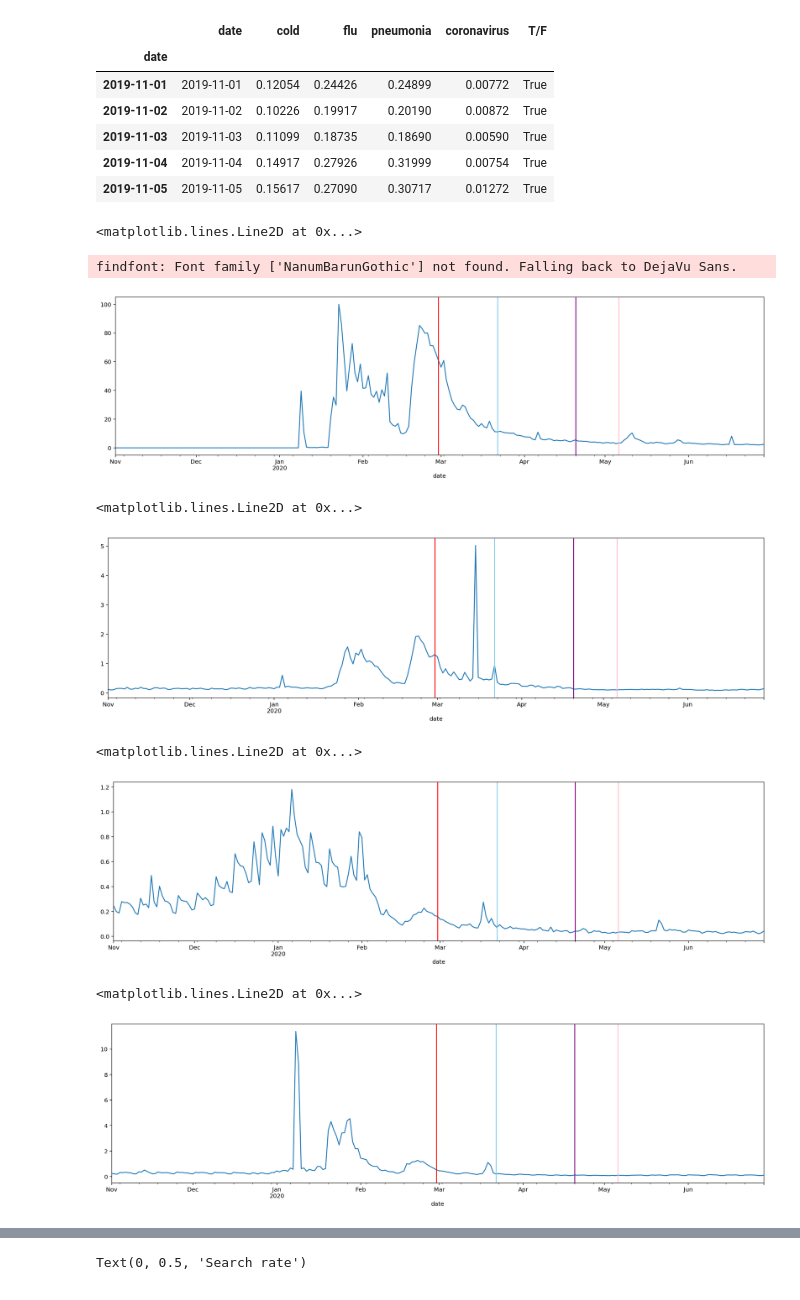
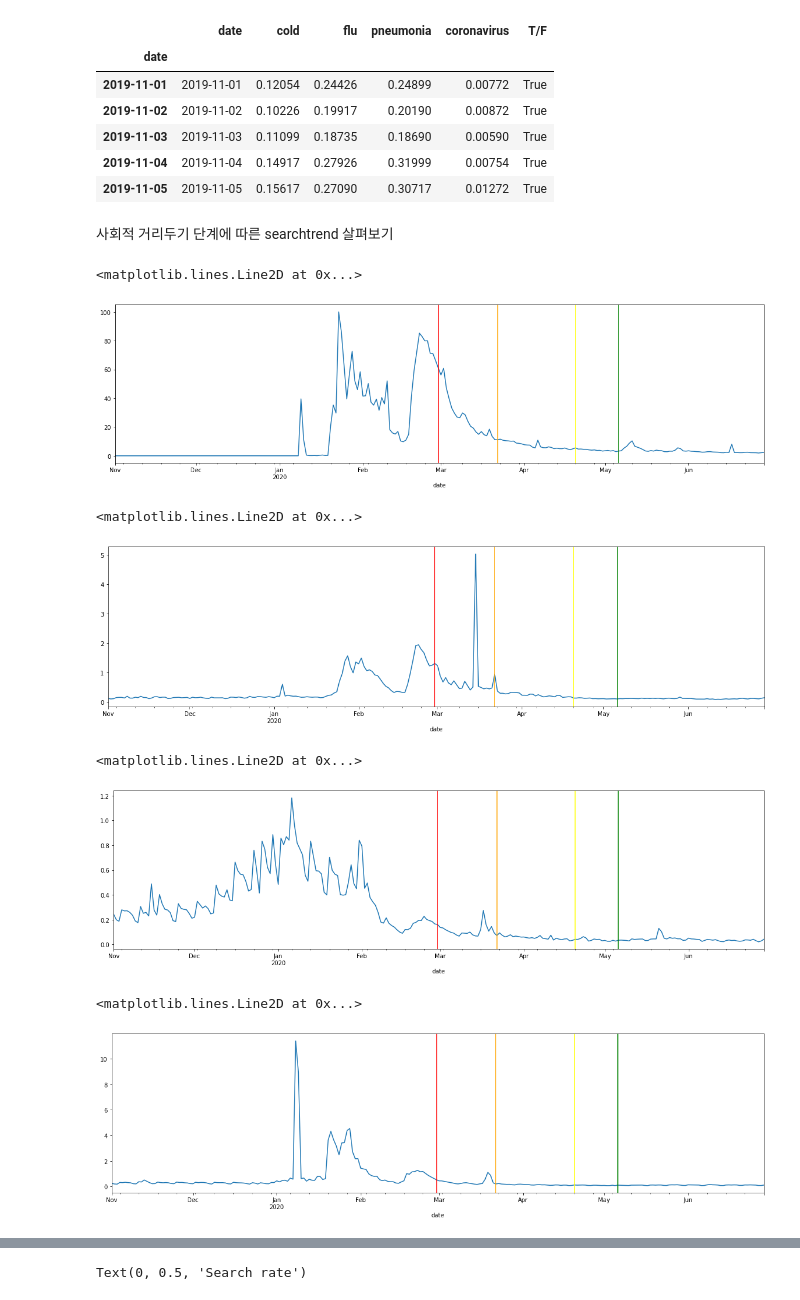
Before and after one commit to Pyeonseohee/Deeplearning, a Jupyter notebook: Datascience_Post_Covid19_3.ipynb, the cells around one changed output, grey strips where cells are left out. Saved outputs shown, nothing was run; the diff lists cells and outputs as text; code cells hidden in the pictures.

```diff
--- a/Datascience_Post_Covid19_3.ipynb
+++ b/Datascience_Post_Covid19_3.ipynb
@@ -1,18 +1,2 @@
 # %% [markdown]
 <a href="https://colab.research.google.com/github/Pyeonseohee/Deeplearning/blob/main/Datascience_Post_Covid19_3.ipynb" target="_parent"><img src="https://colab.research.google.com/assets/colab-badge.svg" alt="Open In Colab"/></a>
-# %%
-import pandas as pd
-from pandas import Series, DataFrame
-import datetime
-import matplotlib.pyplot as plt
-import matplotlib.font_manager as fm
-import matplotlib as mpl
-
-#한글
-!aqt -qq -y install fonts-nanum
-
-fontpath = '/usr/share/fonts/truetype/nanum/NanumBarunGothic.ttf'
-font = fm.FontProperties(fname = fontpath, size = 7)
-mpl.font_manager._rebuild()
-%config InlineBackend.figure_format = 'retina'
-plt.rc('font', family = 'NanumBarunGothic')
@@ -106,46 +141,41 @@ trend.head()
 | 2019-11-03 | 2019-11-03 | 0.11099 | 0.18735 | 0.18690 | 0.00590 | True |
 | 2019-11-04 | 2019-11-04 | 0.14917 | 0.27926 | 0.31999 | 0.00754 | True |
 | 2019-11-05 | 2019-11-05 | 0.15617 | 0.27090 | 0.30717 | 0.01272 | True |
+# %% [markdown]
+사회적 거리두기 단계에 따른 searchtrend 살펴보기
 # %%
 trend['coronavirus'].plot(figsize=(20,5))
 plt.axvline(x='2020-02-29', ymin=0.0, ymax=1.0, color='red')
-plt.axvline(x='2020-03-22', ymin=0.0, ymax=1.0, color='skyblue')
-plt.axvline(x='2020-04-20', ymin=0.0, ymax=1.0, color='purple')
-plt.axvline(x='2020-05-06', ymin=0.0, ymax=1.0, color='pink')
-#      [30, 'Korea', 'Social', 'Social Distancing Campaign', 'Strong',
-#      '2020-03-22', '2020-04-19'],
-#      [31, 'Korea', 'Social', 'Social Distancing Campaign', 'Weak',
-#      '2020-04-20', '2020-05-05'],
-#      [32, 'Korea', 'Social', 'Social Distancing Campaign', 'Weak(1st)',
-#      '2020-05-06', nan]
+plt.axvline(x='2020-03-22', ymin=0.0, ymax=1.0, color='orange')
+plt.axvline(x='2020-04-20', ymin=0.0, ymax=1.0, color='yellow')
+plt.axvline(x='2020-05-06', ymin=0.0, ymax=1.0, color='green')
 # %% [output]
 <matplotlib.lines.Line2D at 0x...>
-findfont: Font family ['NanumBarunGothic'] not found. Falling back to DejaVu Sans.
-[figure, old version]
+[figure, new version]
 # %%
 trend['cold'].plot(figsize=(20,5))
 plt.axvline(x='2020-02-29', ymin=0.0, ymax=1.0, color='red')
-plt.axvline(x='2020-03-22', ymin=0.0, ymax=1.0, color='skyblue')
-plt.axvline(x='2020-04-20', ymin=0.0, ymax=1.0, color='purple')
-plt.axvline(x='2020-05-06', ymin=0.0, ymax=1.0, color='pink')
+plt.axvline(x='2020-03-22', ymin=0.0, ymax=1.0, color='orange')
+plt.axvline(x='2020-04-20', ymin=0.0, ymax=1.0, color='yellow')
+plt.axvline(x='2020-05-06', ymin=0.0, ymax=1.0, color='green')
 # %% [output]
 <matplotlib.lines.Line2D at 0x...>
-[figure, old version]
+[figure, new version]
 # %%
 trend['flu'].plot(figsize=(20,5))
 plt.axvline(x='2020-02-29', ymin=0.0, ymax=1.0, color='red')
-plt.axvline(x='2020-03-22', ymin=0.0, ymax=1.0, color='skyblue')
-plt.axvline(x='2020-04-20', ymin=0.0, ymax=1.0, color='purple')
-plt.axvline(x='2020-05-06', ymin=0.0, ymax=1.0, color='pink')
+plt.axvline(x='2020-03-22', ymin=0.0, ymax=1.0, color='orange')
+plt.axvline(x='2020-04-20', ymin=0.0, ymax=1.0, color='yellow')
+plt.axvline(x='2020-05-06', ymin=0.0, ymax=1.0, color='green')
 # %% [output]
 <matplotlib.lines.Line2D at 0x...>
-[figure, old version]
+[figure, new version]
 # %%
 trend['pneumonia'].plot(figsize=(20,5))
 plt.axvline(x='2020-02-29', ymin=0.0, ymax=1.0, color='red')
-plt.axvline(x='2020-03-22', ymin=0.0, ymax=1.0, color='skyblue')
-plt.axvline(x='2020-04-20', ymin=0.0, ymax=1.0, color='purple')
-plt.axvline(x='2020-05-06', ymin=0.0, ymax=1.0, color='pink')
+plt.axvline(x='2020-03-22', ymin=0.0, ymax=1.0, color='orange')
+plt.axvline(x='2020-04-20', ymin=0.0, ymax=1.0, color='yellow')
+plt.axvline(x='2020-05-06', ymin=0.0, ymax=1.0, color='green')
 # %% [output]
 <matplotlib.lines.Line2D at 0x...>
-[figure, old version]
+[figure, new version]
```
Also changed, not shown: parts of 20 cells of this notebook.
